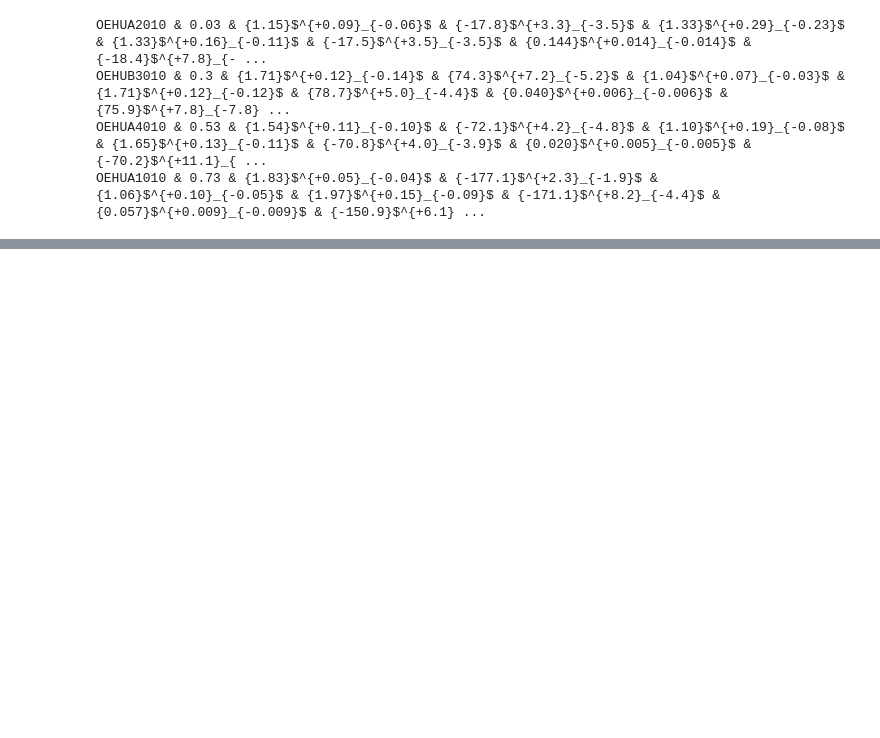
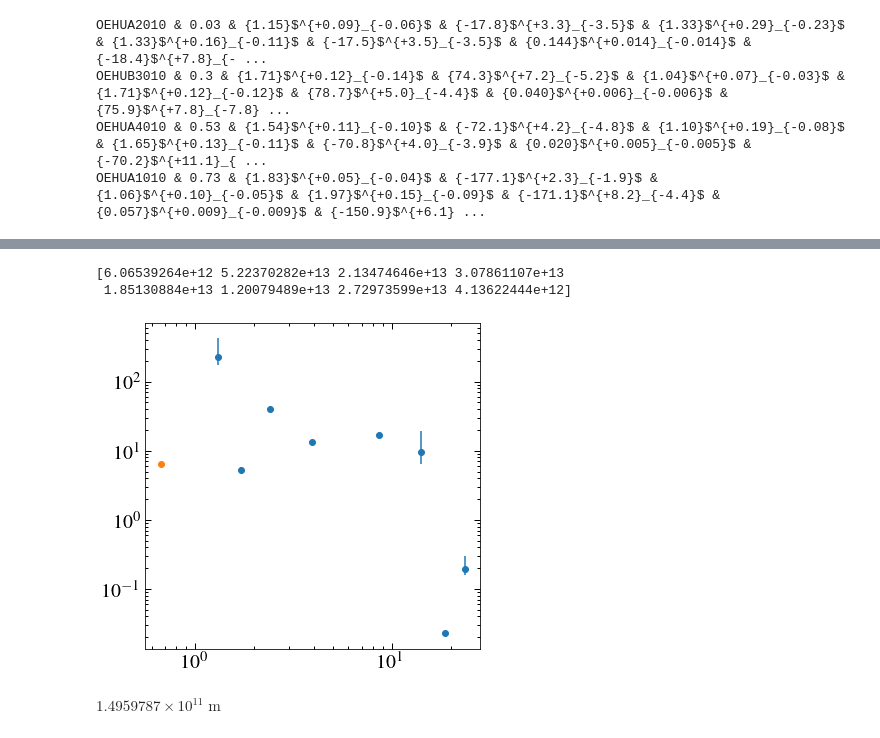
Before and after one commit to davidjwilson/pceb, a Jupyter notebook: eg_uma/eg_uma_lya_results.ipynb, the cells around one changed output, grey strips where cells are left out. Saved outputs shown, nothing was run; the diff lists cells and outputs as text; code cells hidden in the pictures; blank space fills up the shorter version.

Commit message:
eg uma v fumes

```diff
--- a/eg_uma/eg_uma_lya_results.ipynb
+++ b/eg_uma/eg_uma_lya_results.ipynb
@@ -1162,0 +1164,3 @@ OEHUA1010 & 0.73 & {1.83}$^{+0.05}_{-0.04}$ & {-177.1}$^{+2.3}_{-1.9}$ & {1.06}$
+# %%
+fumes = Table.read('fumes_lya.csv')
+fumes
@@ -1162,0 +1179,35 @@ OEHUA1010 & 0.73 & {1.83}$^{+0.05}_{-0.04}$ & {-177.1}$^{+2.3}_{-1.9}$ & {1.06}$
+# %%
+f_eg = 1.83e-13
+f_eg_eu = 0.05e-13
+f_eg_el = 0.04e-13
+d_eg = 1000/34.8337
+prot_eg = 0.66765930
+
+plt.figure(figsize=(6,6))
+
+lya_fumes = fumes['FLya']*fumes['Exponent']
+lya_fumes_el = (fumes['FLya']-fumes['FLya_e_lower'])*fumes['Exponent']
+lya_fumes_eu = (fumes['FLya_e_upper']-fumes['FLya'])*fumes['Exponent']
+
+dscale = ((fumes['Distance']*u.pc).to(u.cm)/const.au.to(u.cm))**2
+# dscale = ((fumes['Distance']*u.pc)/(10*u.pc))**2
+plt.errorbar(fumes['Prot'], lya_fumes*dscale, yerr=[lya_fumes_el*dscale, lya_fumes_eu*dscale], ls='none', marker='o')
+
+eg_scale = ((d_eg*u.pc).to(u.cm)/const.au.to(u.cm))**2
+# print(eg_scale)
+
+plt.errorbar(prot_eg, f_eg*eg_scale, yerr=[[f_eg_el*eg_scale], [f_eg_eu*eg_scale]], marker='o', ls='none')
+
+
+
+plt.yscale('log')
+plt.xscale('log')
+print(dscale)
+# %% [output]
+[6.06539264e+12 5.22370282e+13 2.13474646e+13 3.07861107e+13
+ 1.85130884e+13 1.20079489e+13 2.72973599e+13 4.13622444e+12]
+[figure, added]
+# %%
+const.au
+# %% [output]
+$1.4959787 \times 10^{11} \; \mathrm{m}$
```
Also changed, not shown: parts of 8 cells of this notebook, 10 other files.
